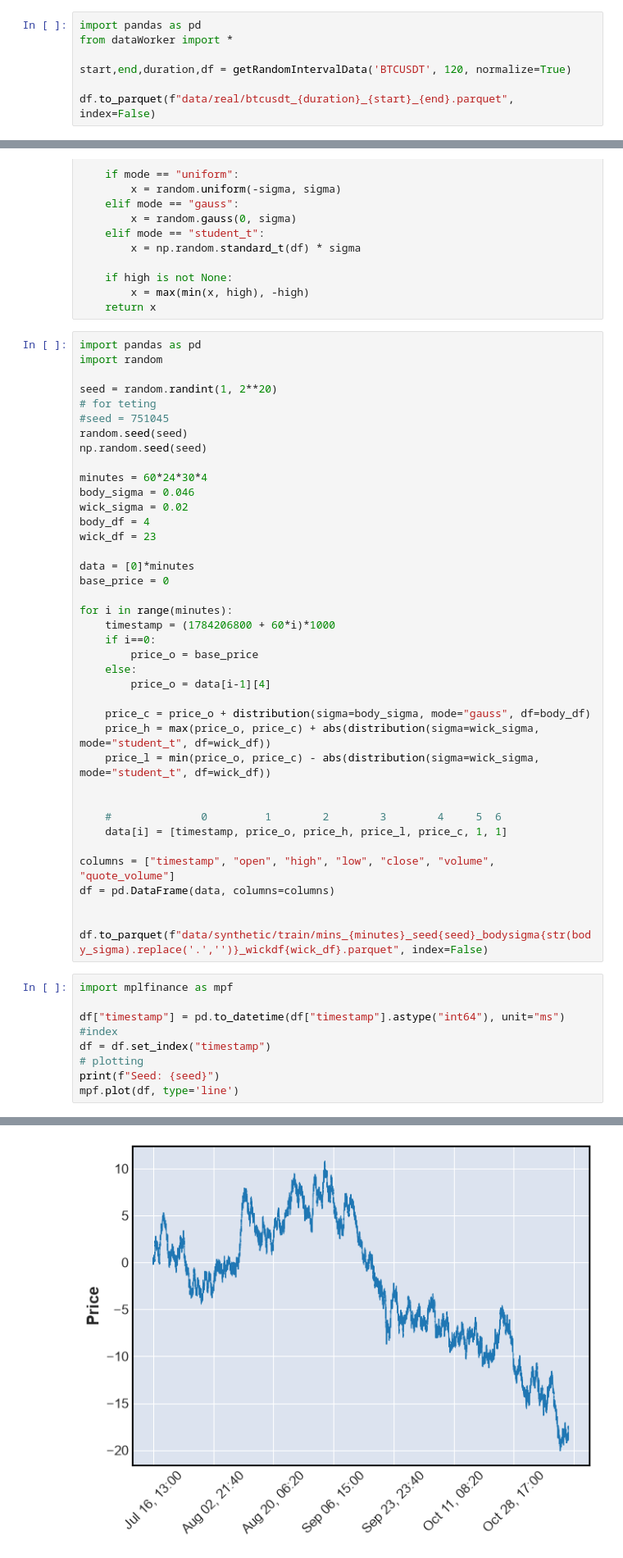
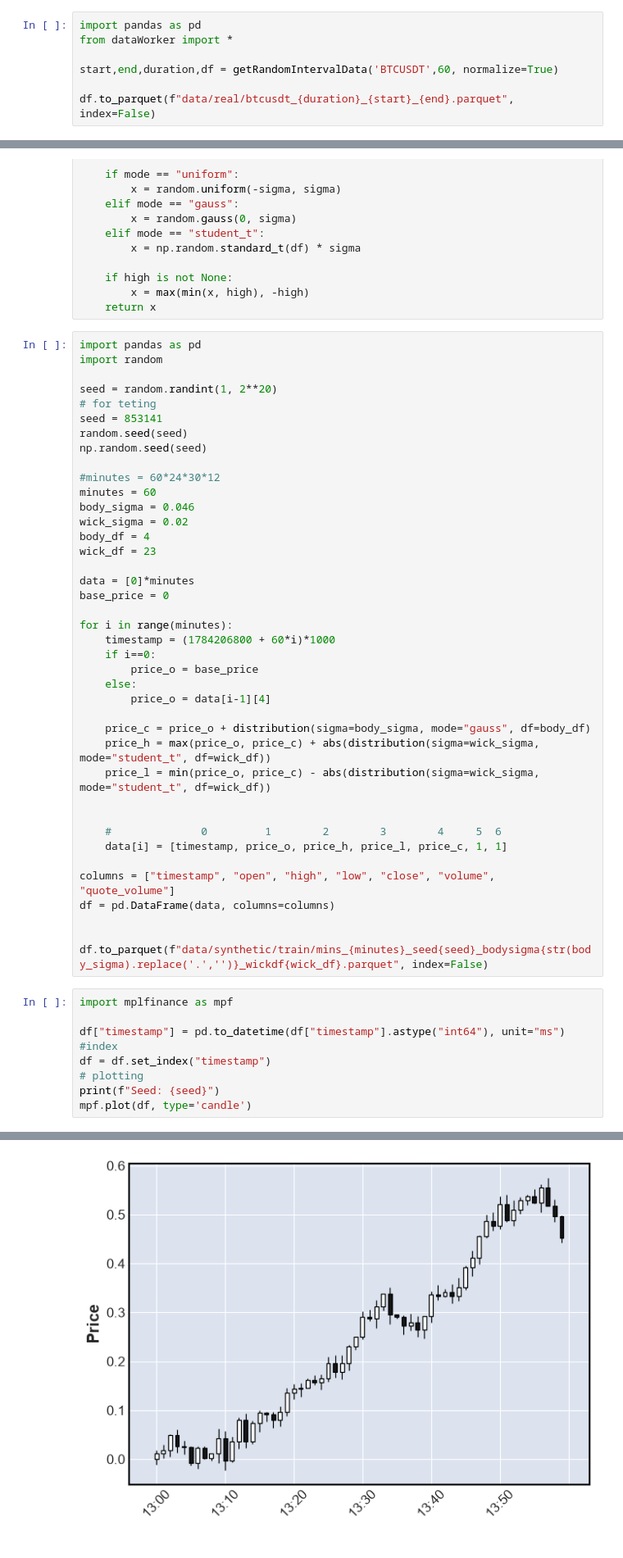
Before and after one commit to mote4ka/SyntheticMarket, a Jupyter notebook: dataset-generation.ipynb, the cells around one changed output, grey strips where cells are left out. Shown at 82% size. Saved outputs shown, nothing was run; the diff lists cells and outputs as text.

```diff
--- a/dataset-generation.ipynb
+++ b/dataset-generation.ipynb
@@ -8,7 +8,7 @@ We can generate synthetic OHLC chart and use this fake chart to train our model
 import pandas as pd
 from dataWorker import *
 
-start,end,duration,df = getRandomIntervalData('BTCUSDT', 120, normalize=True)
+start,end,duration,df = getRandomIntervalData('BTCUSDT',60, normalize=True)
 
 df.to_parquet(f"data/real/btcusdt_{duration}_{start}_{end}.parquet", index=False)
 # %%
@@ -46,11 +46,12 @@ import random
 
 seed = random.randint(1, 2**20)
 # for teting
-#seed = 751045
+seed = 853141
 random.seed(seed)
 np.random.seed(seed)
 
-minutes = 60*24*30*4
+#minutes = 60*24*30*12
+minutes = 60
 body_sigma = 0.046
 wick_sigma = 0.02
 body_df = 4
@@ -87,5 +88,5 @@ df["timestamp"] = pd.to_datetime(df["timestamp"].astype("int64"), unit="ms")
 df = df.set_index("timestamp")
 # plotting
 print(f"Seed: {seed}")
-mpf.plot(df, type='line')
+mpf.plot(df, type='candle')
 # %% [output]
@@ -93 +94 @@ Seed: 326219
-[figure, old version]
+[figure, new version]
```
Also changed, not shown: parts of 2 cells of this notebook, 10 other files.
